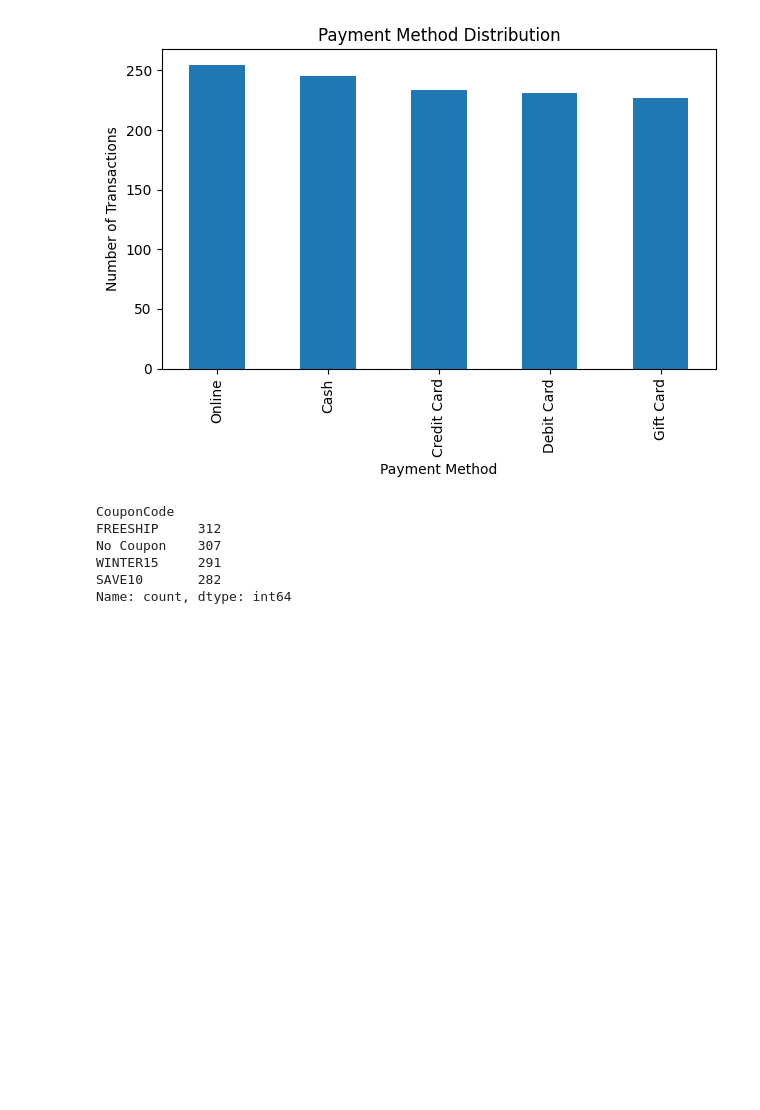
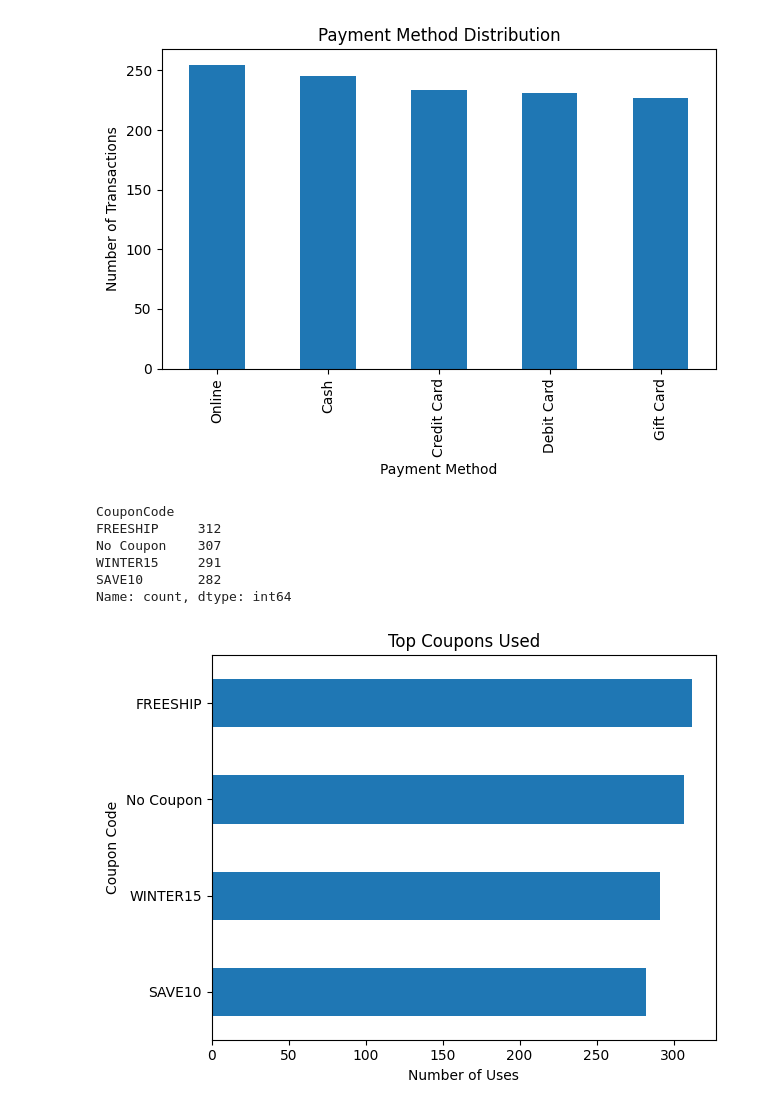
Before and after one commit to avisekbose/DecodeLabs-Internship, a Jupyter notebook: DA_Project 1.ipynb, the cells around one changed output. Drawn from its saved outputs; the diff is of its cells as text; code cells hidden in the pictures; blank space fills up the shorter version.

```diff
--- a/DA_Project 1.ipynb
+++ b/DA_Project 1.ipynb
@@ -363,6 +363,18 @@ No Coupon    307
 WINTER15     291
 SAVE10       282
 Name: count, dtype: int64
+# %%
+CouponCodeCount = df['CouponCode'].value_counts()
+
+plt.figure()
+CouponCodeCount.sort_values().plot(kind='barh')
+plt.title("Top Coupons Used")
+plt.xlabel("Number of Uses")
+plt.ylabel("Coupon Code")
+plt.tight_layout()
+plt.show()
+# %% [output]
+[figure, added]
 # %%
 df[df['TotalPrice'] > df['TotalPrice'].quantile(0.95)]
 # %% [output]
```
Also changed, not shown: 1 other file.
